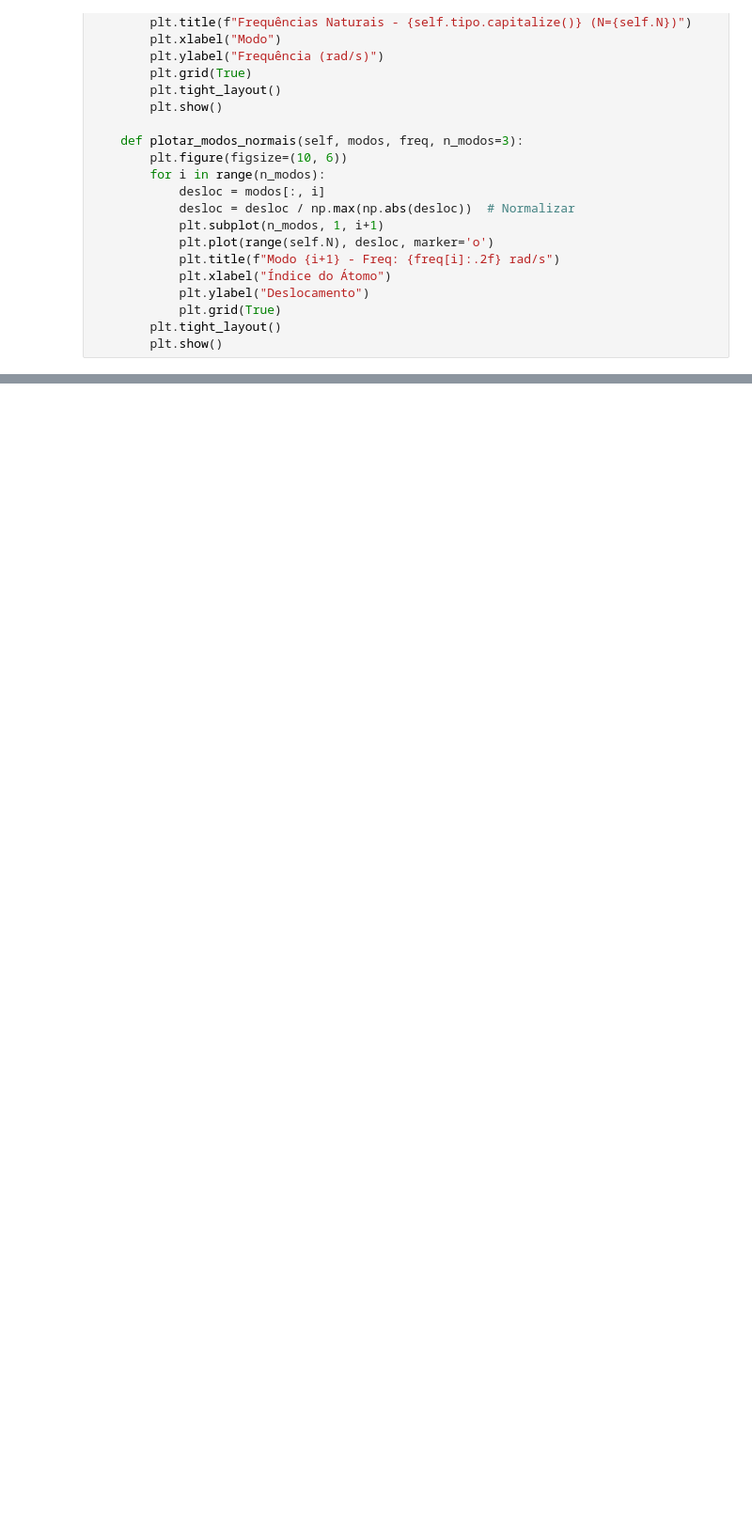
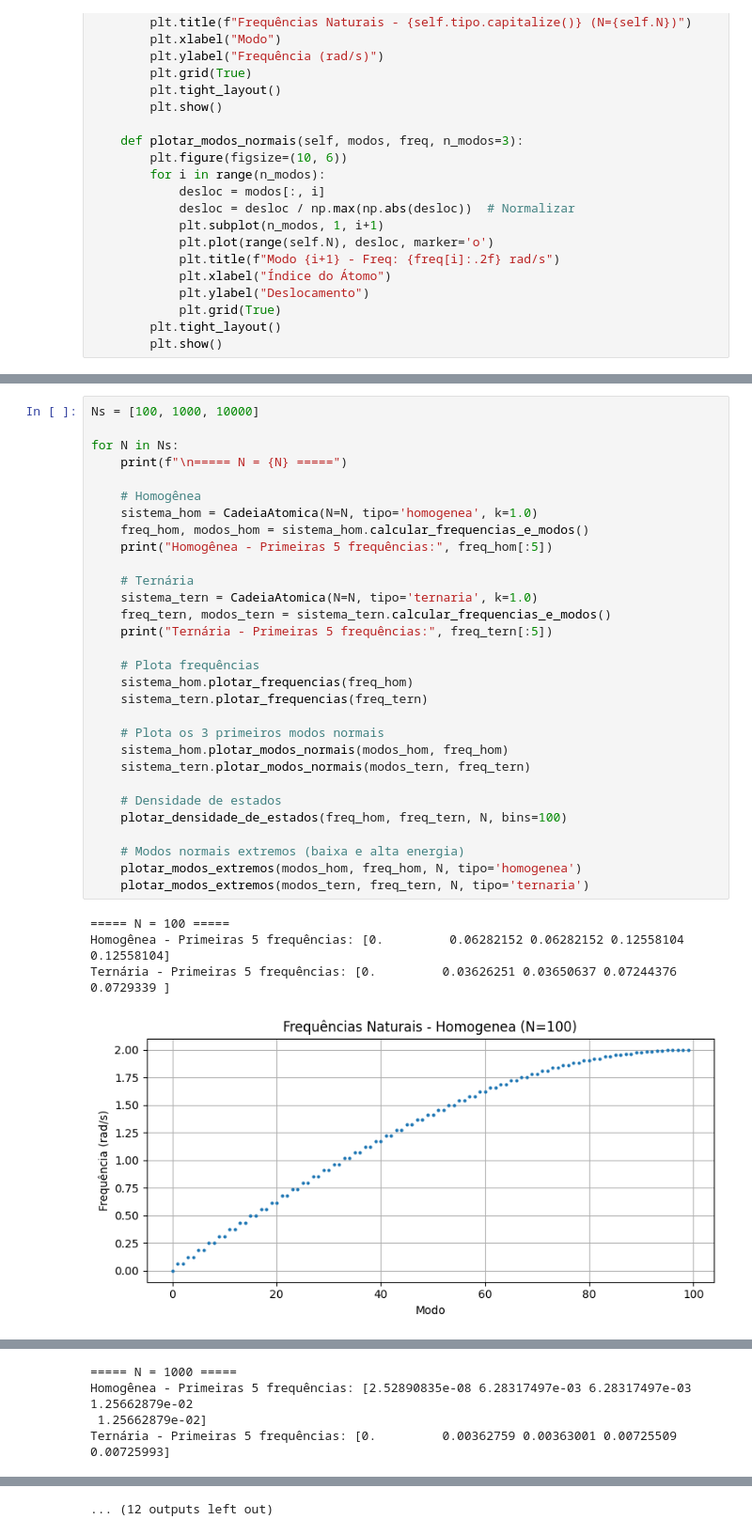
Before and after one commit to gabireisch/av5, a Jupyter notebook: av5.ipynb, the cells around one changed output, grey strips where cells are left out. Shown at 94% size. Saved outputs shown, nothing was run; the diff lists cells and outputs as text; blank space fills up the shorter version.

```diff
--- a/av5.ipynb
+++ b/av5.ipynb
@@ -123,0 +330,35 @@ Primeiras 5 frequências: [4.83929436e-09 3.62758565e-03 3.63000570e-03 7.255092
+# %%
+Ns = [100, 1000, 10000]
+
+for N in Ns:
+    print(f"\n===== N = {N} =====")
+
+    # Homogênea
+    sistema_hom = CadeiaAtomica(N=N, tipo='homogenea', k=1.0)
+    freq_hom, modos_hom = sistema_hom.calcular_frequencias_e_modos()
+    print("Homogênea - Primeiras 5 frequências:", freq_hom[:5])
+
+    # Ternária
+    sistema_tern = CadeiaAtomica(N=N, tipo='ternaria', k=1.0)
+    freq_tern, modos_tern = sistema_tern.calcular_frequencias_e_modos()
+    print("Ternária - Primeiras 5 frequências:", freq_tern[:5])
+
+    # Plota frequências
+    sistema_hom.plotar_frequencias(freq_hom)
+    sistema_tern.plotar_frequencias(freq_tern)
+
+    # Plota os 3 primeiros modos normais
+    sistema_hom.plotar_modos_normais(modos_hom, freq_hom)
+    sistema_tern.plotar_modos_normais(modos_tern, freq_tern)
+
+    # Densidade de estados
+    plotar_densidade_de_estados(freq_hom, freq_tern, N, bins=100)
+
+    # Modos normais extremos (baixa e alta energia)
+    plotar_modos_extremos(modos_hom, freq_hom, N, tipo='homogenea')
+    plotar_modos_extremos(modos_tern, freq_tern, N, tipo='ternaria')
+# %% [output]
+===== N = 100 =====
+Homogênea - Primeiras 5 frequências: [0.         0.06282152 0.06282152 0.12558104 0.12558104]
+Ternária - Primeiras 5 frequências: [0.         0.03626251 0.03650637 0.07244376 0.0729339 ]
+[figure, added]
@@ -123,0 +371,4 @@ Primeiras 5 frequências: [4.83929436e-09 3.62758565e-03 3.63000570e-03 7.255092
+===== N = 1000 =====
+Homogênea - Primeiras 5 frequências: [2.52890835e-08 6.28317497e-03 6.28317497e-03 1.25662879e-02
+ 1.25662879e-02]
+Ternária - Primeiras 5 frequências: [0.         0.00362759 0.00363001 0.00725509 0.00725993]
@@ -124,3 +378,4 @@ Primeiras 5 frequências: [4.83929436e-09 3.62758565e-03 3.63000570e-03 7.255092
+... (12 outputs left out)
 # %% [markdown]
 ### Exercício 04
 ![alt text](ex4.png)
```
Also changed, not shown: parts of 8 cells of this notebook, 2 other files.
